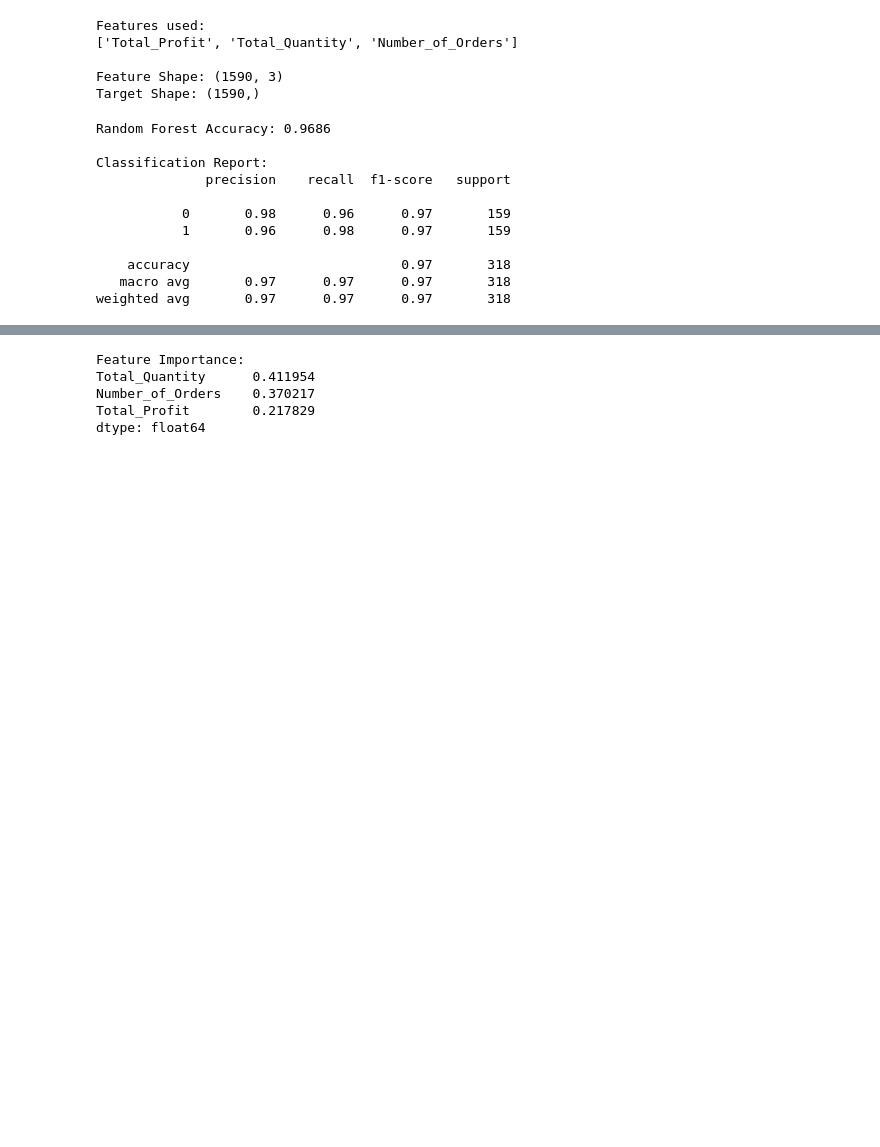
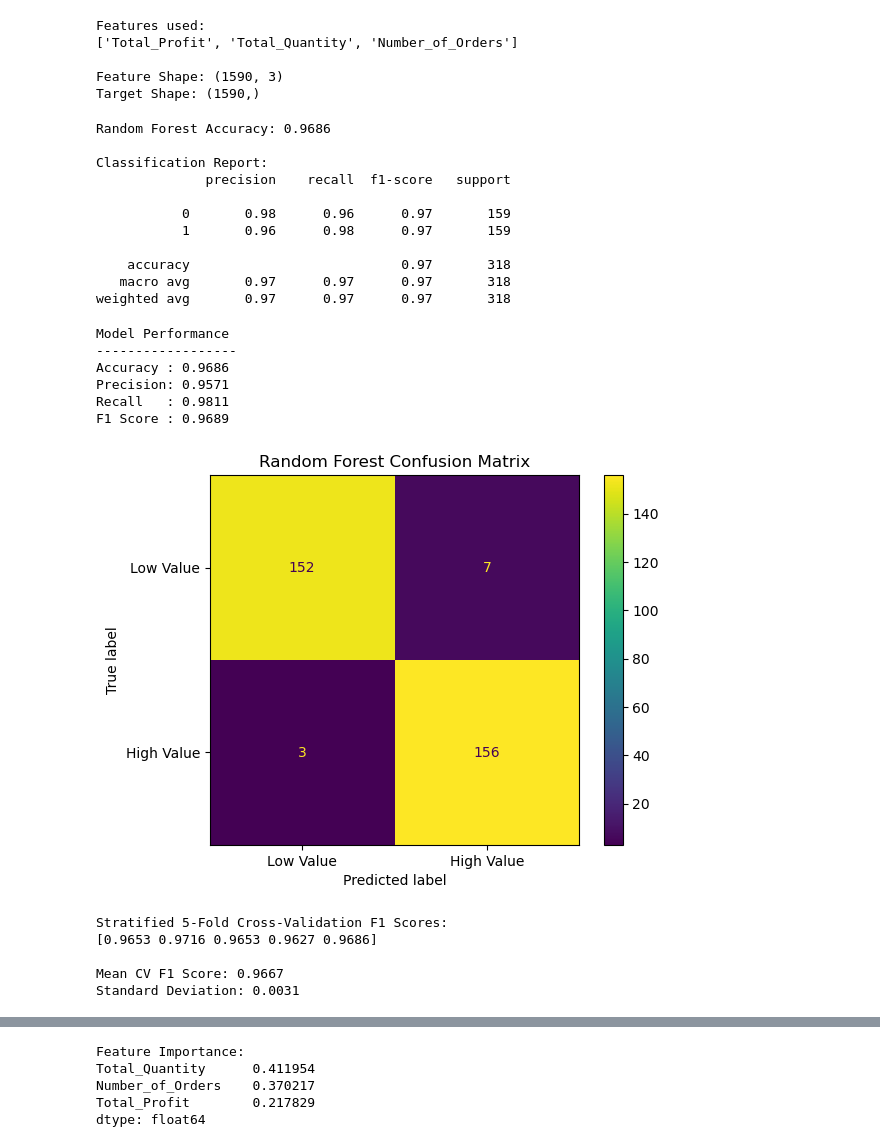
Before and after one commit to shaurya3000/E-Commerce-Data-Science, a Jupyter notebook: analysis/ecommerce_analysis.ipynb, the cells around one changed output, grey strips where cells are left out. Saved outputs shown, nothing was run; the diff lists cells and outputs as text; code cells hidden in the pictures; blank space fills up the shorter version.

Commit message:
Improve ML evaluation and documentation

```diff
--- a/analysis/ecommerce_analysis.ipynb
+++ b/analysis/ecommerce_analysis.ipynb
@@ -534,3 +534,77 @@ Classification Report:
     accuracy                           0.97       318
    macro avg       0.97      0.97      0.97       318
 weighted avg       0.97      0.97      0.97       318
+# %%
+# Detailed Model Evaluation
+
+from sklearn.metrics import (
+    accuracy_score,
+    precision_score,
+    recall_score,
+    f1_score,
+    confusion_matrix,
+    ConfusionMatrixDisplay
+)
+
+# Calculate evaluation metrics
+accuracy = accuracy_score(y_test, y_pred)
+precision = precision_score(y_test, y_pred)
+recall = recall_score(y_test, y_pred)
+f1 = f1_score(y_test, y_pred)
+
+print("Model Performance")
+print("------------------")
+print(f"Accuracy : {accuracy:.4f}")
+print(f"Precision: {precision:.4f}")
+print(f"Recall   : {recall:.4f}")
+print(f"F1 Score : {f1:.4f}")
+
+# Confusion Matrix
+cm = confusion_matrix(y_test, y_pred)
+
+disp = ConfusionMatrixDisplay(
+    confusion_matrix=cm,
+    display_labels=["Low Value", "High Value"]
+)
+
+disp.plot()
+plt.title("Random Forest Confusion Matrix")
+plt.show()
+# %% [output]
+Model Performance
+------------------
+Accuracy : 0.9686
+Precision: 0.9571
+Recall   : 0.9811
+F1 Score : 0.9689
+[figure, added]
+# %%
+# Stratified 5-Fold Cross-Validation
+
+from sklearn.model_selection import StratifiedKFold, cross_val_score
+
+cv = StratifiedKFold(
+    n_splits=5,
+    shuffle=True,
+    random_state=42
+)
+
+cv_scores = cross_val_score(
+    model,
+    X,
+    y,
+    cv=cv,
+    scoring="f1"
+)
+
+print("Stratified 5-Fold Cross-Validation F1 Scores:")
+print(cv_scores.round(4))
+
+print("\nMean CV F1 Score:", round(cv_scores.mean(), 4))
+print("Standard Deviation:", round(cv_scores.std(), 4))
+# %% [output]
+Stratified 5-Fold Cross-Validation F1 Scores:
+[0.9653 0.9716 0.9653 0.9627 0.9686]
+
+Mean CV F1 Score: 0.9667
+Standard Deviation: 0.0031
```
Also changed, not shown: parts of 2 cells of this notebook, 1 other file.
